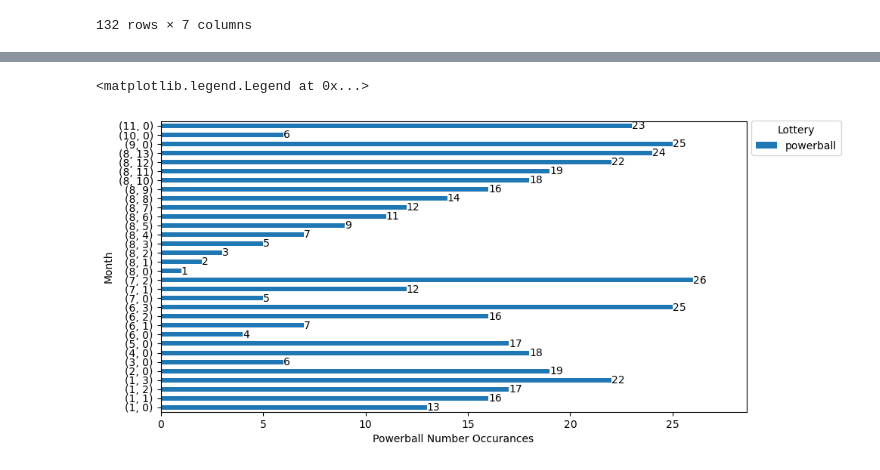
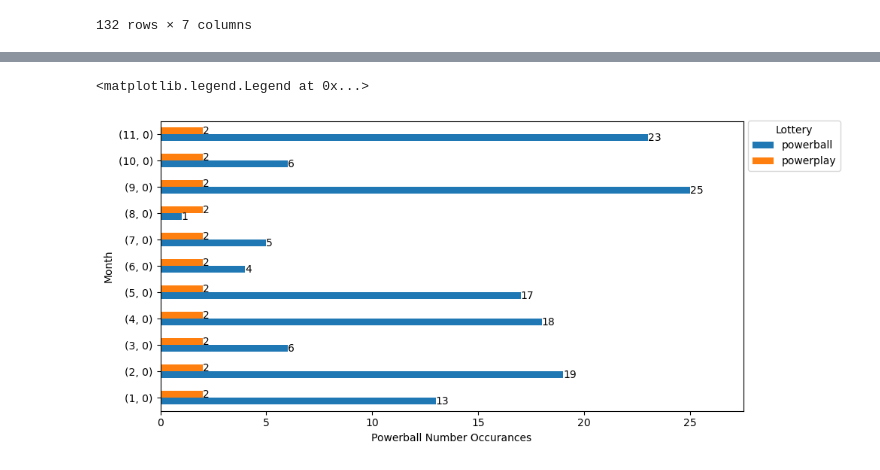
Before and after one commit to JLaydeJ/Project_1, a Jupyter notebook: 2020-2022 Washington State Lottery.ipynb, the cells around one changed output, grey strips where cells are left out. Cells and saved outputs as stored; diff of their text form; code cells hidden in the pictures.

```diff
--- a/2020-2022 Washington State Lottery.ipynb
+++ b/2020-2022 Washington State Lottery.ipynb
@@ -616,22 +586,22 @@ modes_year_2022
 # %%
 #month modes.  Question 2
 pb_month_2022 = df_2022[['month','powerball']]
 pp_month_2022 = df_2022[['month','powerplay']]
 
 pb_month_counts2022 = pb_month_2022.groupby('month')['powerball'].apply(lambda x: x.mode())
 pp_month_counts2022 = pp_month_2022.groupby('month')['powerplay'].apply(lambda x: x.mode())
 
 modes_month_2022 = pd.merge(pb_month_counts2022, pp_month_counts2022,left_index=True, right_index=True)
 
-data = pb_month_counts2022.plot(kind = 'barh', ylabel = 'Month', figsize = (10,5))
+data = modes_month_2022.plot(kind = 'barh', ylabel = 'Month', figsize = (10,5))
 data.set(xlabel = 'Powerball Number Occurances')
 for c in data.containers:
     data.bar_label(c, fmt = '%.0f', label_type = 'edge')
 data.margins(x = 0.1)
 data.legend(title = 'Lottery', bbox_to_anchor = (1, 1.02), loc = 'upper left')
 # %% [output]
 <matplotlib.legend.Legend at 0x...>
-[figure, old version]
+[figure, new version]
 # %%
 #day modes.  Question 3
 pb_day_2022 = df_2022[['weekday','powerball']]
```
Also changed, not shown: parts of 21 cells of this notebook, 3 other files.
